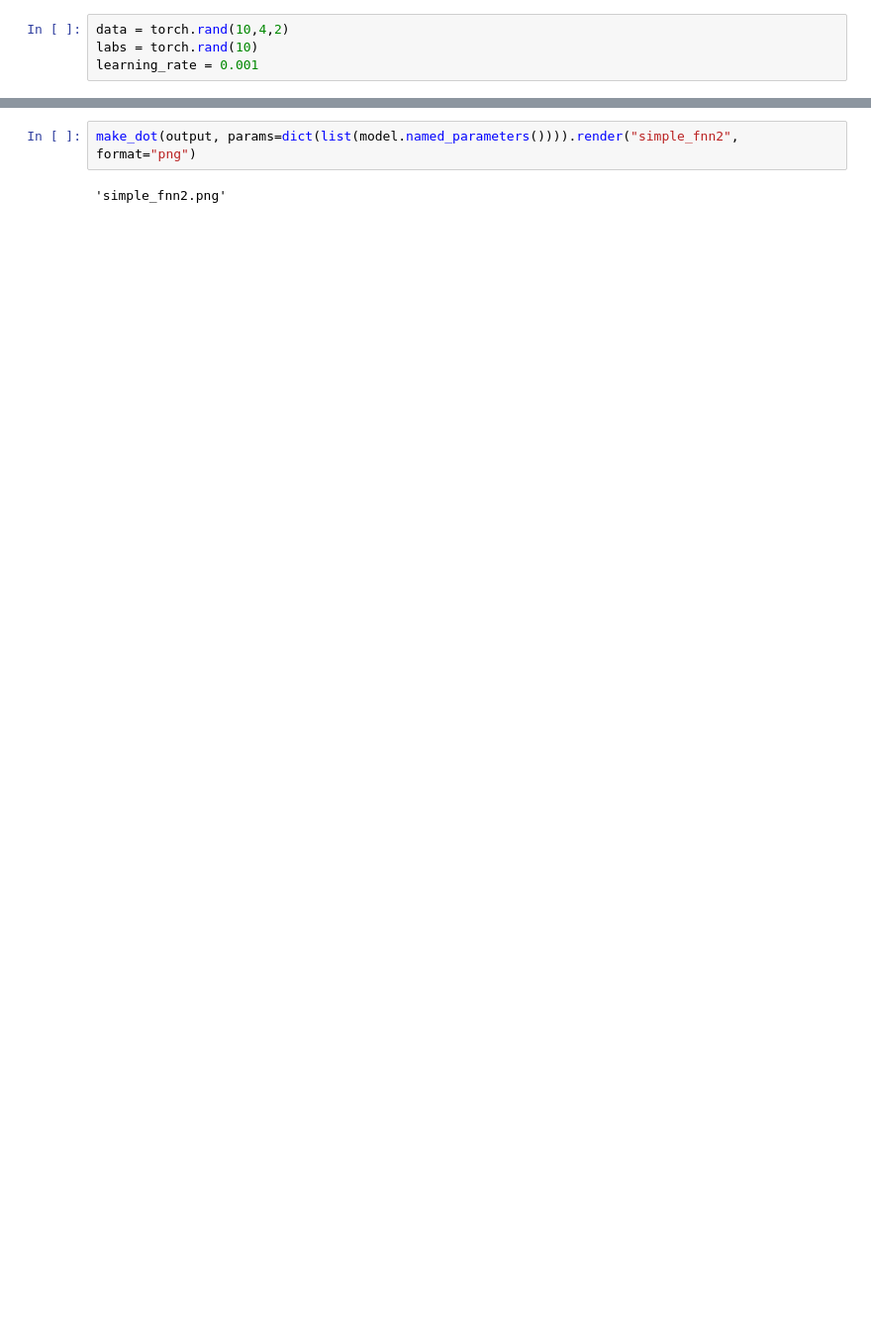
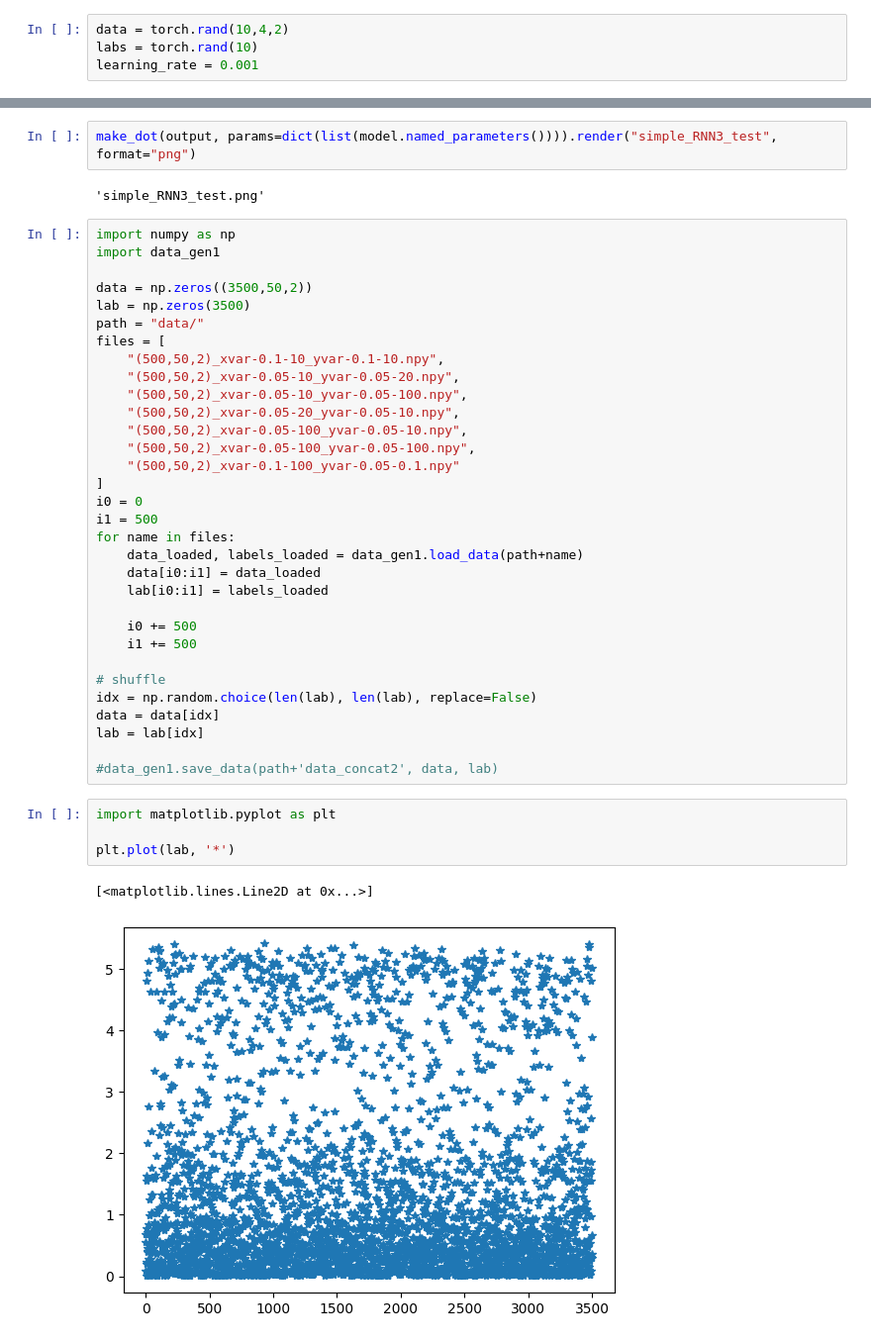
Before and after one commit to ahll19/P7, a Jupyter notebook: jakob_mix/test.ipynb, the cells around one changed output, grey strips where cells are left out. Shown at 99% size. Drawn from its saved outputs; the diff is of its cells as text; blank space fills up the shorter version.

Commit message:
Updates & uniform data in data_gen

```diff
--- a/jakob_mix/test.ipynb
+++ b/jakob_mix/test.ipynb
@@ -41,6 +80,45 @@ optimizer.zero_grad()
 loss.backward()
 optimizer.step()
 # %%
-make_dot(output, params=dict(list(model.named_parameters()))).render("simple_fnn2", format="png")
+make_dot(output, params=dict(list(model.named_parameters()))).render("simple_RNN3_test", format="png")
 # %% [output]
-'simple_fnn2.png'
+'simple_RNN3_test.png'
+# %%
+import numpy as np
+import data_gen1
+
+data = np.zeros((3500,50,2))
+lab = np.zeros(3500)
+path = "data/"
+files = [
+    "(500,50,2)_xvar-0.1-10_yvar-0.1-10.npy",
+    "(500,50,2)_xvar-0.05-10_yvar-0.05-20.npy",
+    "(500,50,2)_xvar-0.05-10_yvar-0.05-100.npy",
+    "(500,50,2)_xvar-0.05-20_yvar-0.05-10.npy",
+    "(500,50,2)_xvar-0.05-100_yvar-0.05-10.npy",
+    "(500,50,2)_xvar-0.05-100_yvar-0.05-100.npy",
+    "(500,50,2)_xvar-0.1-100_yvar-0.05-0.1.npy"
+]
+i0 = 0
+i1 = 500
+for name in files:
+    data_loaded, labels_loaded = data_gen1.load_data(path+name)
+    data[i0:i1] = data_loaded
+    lab[i0:i1] = labels_loaded
+
+    i0 += 500
+    i1 += 500
+
+# shuffle
+idx = np.random.choice(len(lab), len(lab), replace=False)
+data = data[idx]
+lab = lab[idx]
+
+#data_gen1.save_data(path+'data_concat2', data, lab)
+# %%
+import matplotlib.pyplot as plt
+
+plt.plot(lab, '*')
+# %% [output]
+[<matplotlib.lines.Line2D at 0x...>]
+[figure, added]
```
Also changed, not shown: parts of 3 cells of this notebook, 3 other files.
